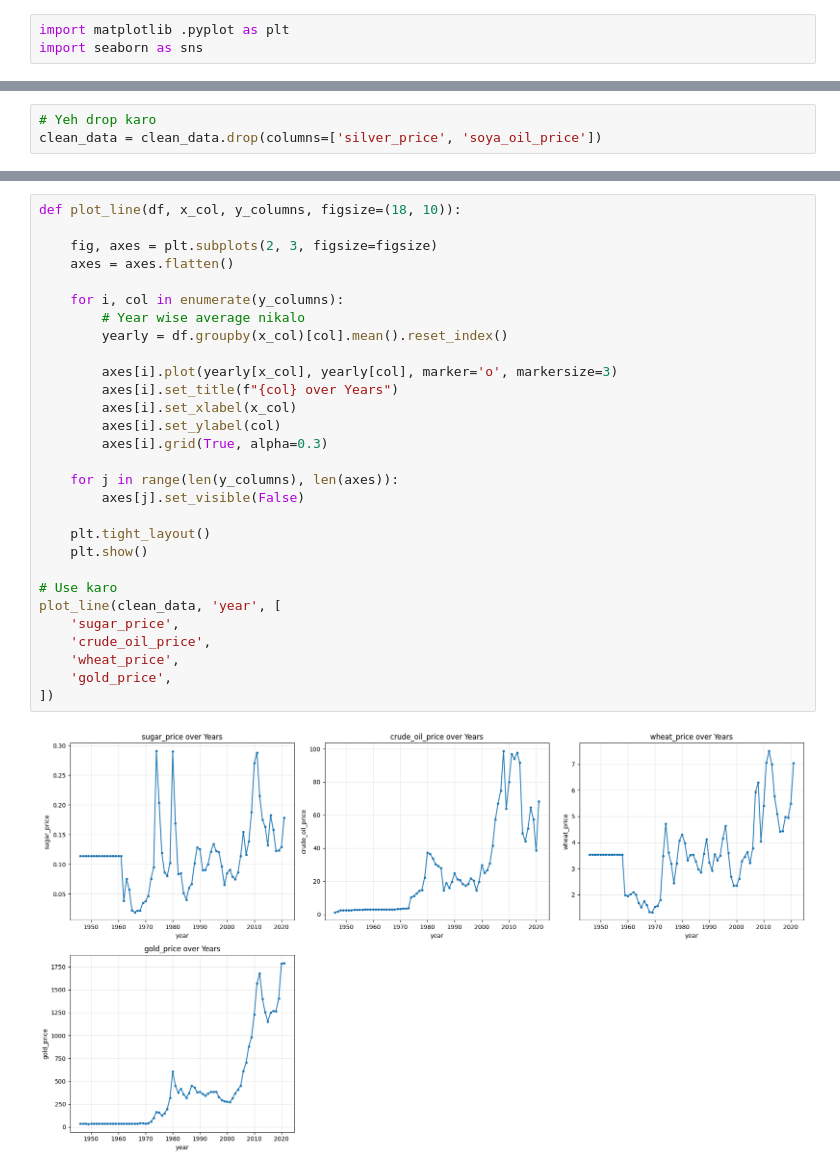
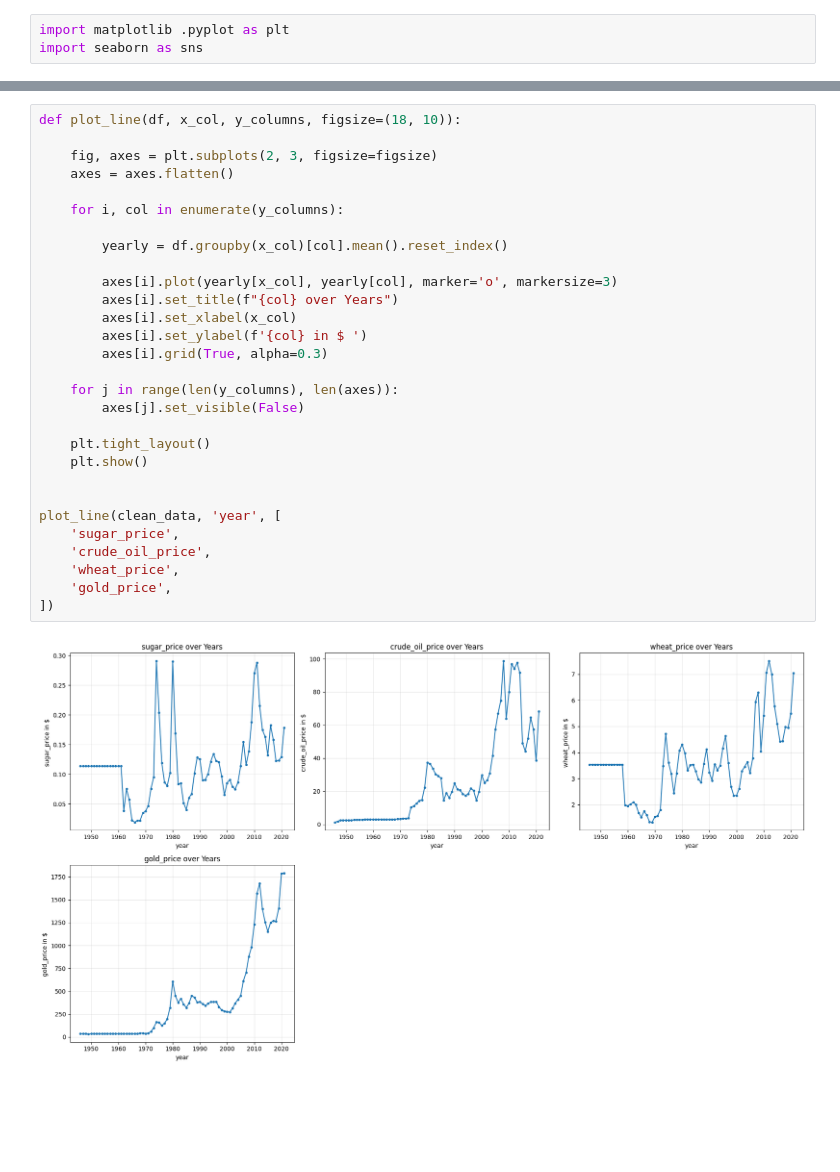
Before and after one commit to Ayan501/war-impact-prediction, a Jupyter notebook: notebook/EDA_and_visualization.ipynb, the cells around one changed output, grey strips where cells are left out. Cells and saved outputs as stored; diff of their text form; blank space fills up the shorter version.

```diff
--- a/notebook/EDA_and_visualization.ipynb
+++ b/notebook/EDA_and_visualization.ipynb
@@ -69,6 +69,3 @@ plt.show()
-# %%
-# Yeh drop karo
-clean_data = clean_data.drop(columns=['silver_price', 'soya_oil_price'])
 # %%
 def plot_distribution(df, columns, figsize=(18, 10)):
 
@@ -160,31 +157,31 @@ plot_scatter(clean_data, 'intensity_level', 'crude_oil_price')
 # %%
 def plot_line(df, x_col, y_columns, figsize=(18, 10)):
 
     fig, axes = plt.subplots(2, 3, figsize=figsize)
     axes = axes.flatten()
 
     for i, col in enumerate(y_columns):
-        # Year wise average nikalo
+
         yearly = df.groupby(x_col)[col].mean().reset_index()
 
         axes[i].plot(yearly[x_col], yearly[col], marker='o', markersize=3)
         axes[i].set_title(f"{col} over Years")
         axes[i].set_xlabel(x_col)
-        axes[i].set_ylabel(col)
+        axes[i].set_ylabel(f'{col} in $ ')
         axes[i].grid(True, alpha=0.3)
 
     for j in range(len(y_columns), len(axes)):
         axes[j].set_visible(False)
 
     plt.tight_layout()
     plt.show()
 
-# Use karo
+
 plot_line(clean_data, 'year', [
     'sugar_price',
     'crude_oil_price',
     'wheat_price',
     'gold_price',
 ])
 # %% [output]
-[figure, old version]
+[figure, new version]
```
Also changed, not shown: parts of 12 cells of this notebook, 15 other files.
